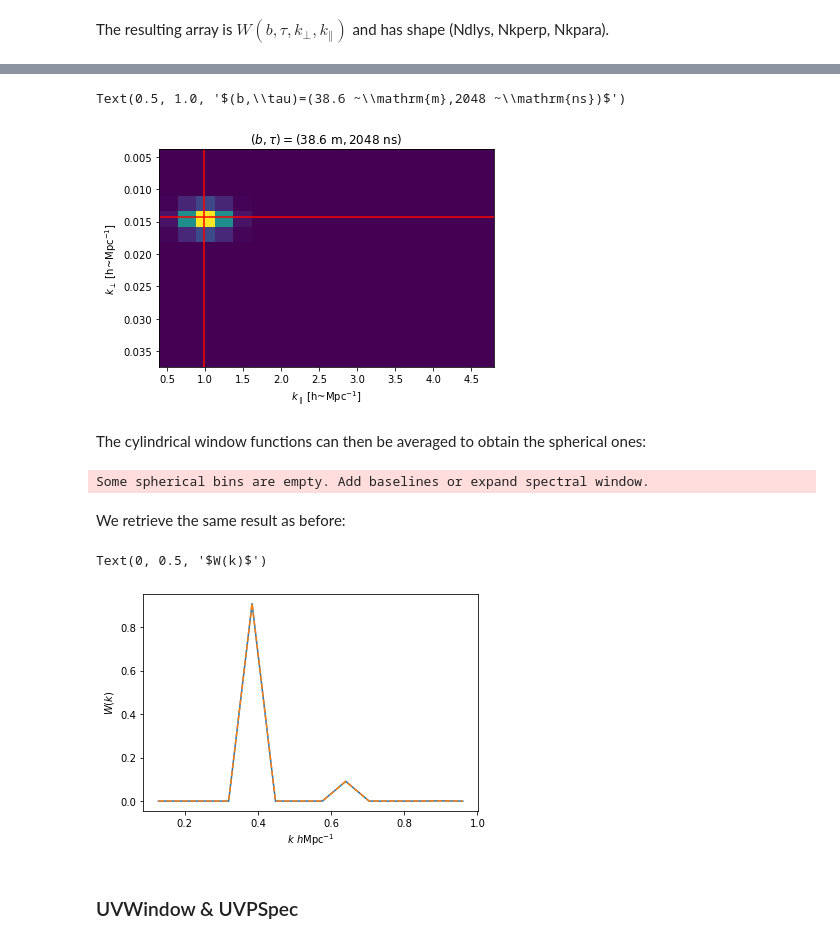
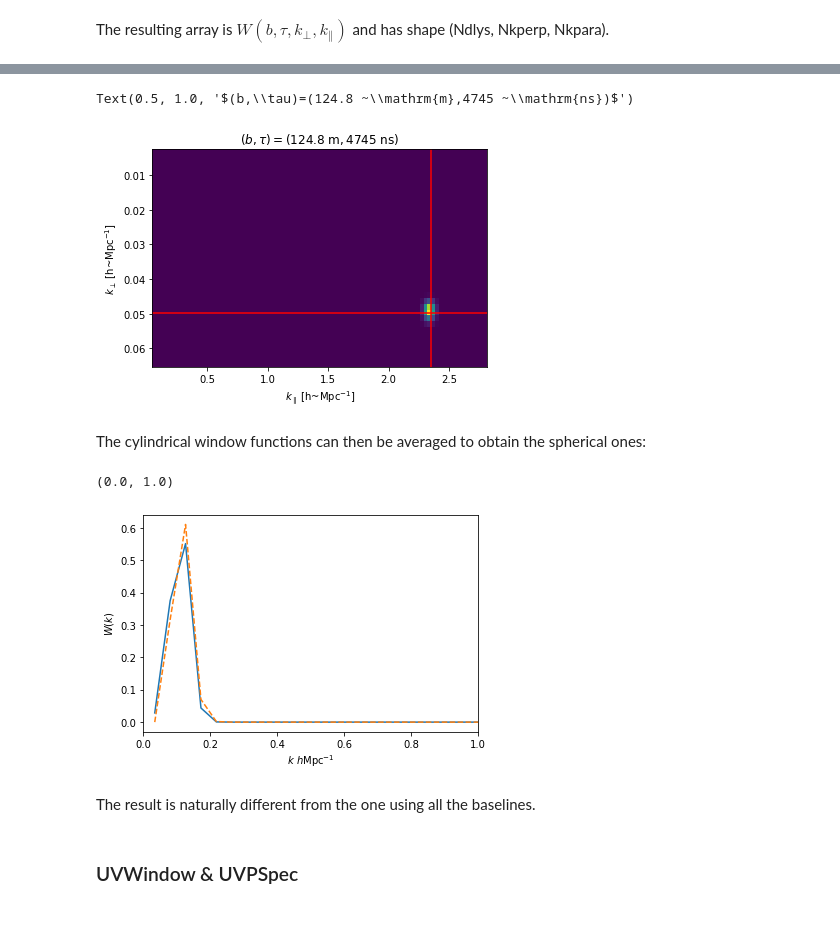
Before and after one commit to HERA-Team/hera_pspec, a Jupyter notebook: examples/UVWindow_tutorial.ipynb, the cells around one changed output, grey strips where cells are left out. Drawn from its saved outputs; the diff is of its cells as text; code cells hidden in the pictures.

```diff
--- a/examples/UVWindow_tutorial.ipynb
+++ b/examples/UVWindow_tutorial.ipynb
@@ -85,6 +88,6 @@ reds, lens, angs = utils.get_reds(uvd,bl_error_tol=1.0,pick_data_ants=False)
 # %% [markdown]
 Choose baseline groups used to comput the window functions.
 # %%
-bl_lens = [lens[3]]
+bl_lens = lens[::10]
 print(bl_lens)
 # %% [output]
@@ -99,3 +99,6 @@ pol = 'xx'
+# %%
+spw_range = (176, 340)
+pol = 'yy'
 # %% [markdown]
 ### 1. Initialise  `FTBeam` object
 # %% [markdown]
@@ -117,7 +120,7 @@ The `FTBeam.from_file` method reads a h5py file containing the real part of the
 * `spw_range` as a tuple of the indices of the minimum and maximum frequencies used to compute the FT above. The indices are tken over the total instrument bandwidth. If `None`, the whole instrument bandwidth is considered.
 * The orientation in cardinal direction east or north of X dipole, given in `x_orientation`.
 # %%
-ftbeam = FTBeam.from_file(ftfile=ftfile, spw_range=spw_range)
+ftbeam = FTBeam.from_file(ftfile=ftfile, spw_range=spw_range, x_orientation=uvd.x_orientation)
 # %% [markdown]
 #### 1.2 Initialise from beam
 # %% [markdown]
@@ -204,7 +205,7 @@ It is also possible to compute the cylindrical window functions for a given base
 # choose baseline
 ib = 12
 # %%
-kperp, kpara, cyl_wf = uvw.get_cylindrical_wf(lens[ib], kperp_bins=None, kpara_bins=None,
+kperp, kpara, cyl_wf = uvw.get_cylindrical_wf(bl_lens[ib], kperp_bins=None, kpara_bins=None,
                                               return_bins='unweighted')
 # %% [markdown]
 The $k_\perp$ and $k_\parallel$ bins used as a grid to compute these functions are returned simultaneously with the `return_bins` option. If the option is `return_bins='weighted'`, then we retrieve the $k_\perp$ and $k_\parallel$ bins weighted by the number of modes used to compute each value.
@@ -217,34 +218,33 @@ cyl_wf.shape
 # %%
 it = 6
 
 plt.figure()
 plt.imshow(cyl_wf[it,:,:],extent=(kpara.min(),kpara.max(),kperp.max(),kperp.min()),aspect='auto')
 kpara_centre = cosmo.tau_to_kpara(uvw.avg_z,little_h=uvw.little_h)*abs(uvw.dly_array[it])
-kperp_centre = cosmo.bl_to_kperp(uvw.avg_z,little_h=uvw.little_h)*lens[ib]
+kperp_centre = cosmo.bl_to_kperp(uvw.avg_z,little_h=uvw.little_h)*bl_lens[ib]
 plt.axvline(kpara_centre,color='r');plt.axhline(kperp_centre,color='r')
 plt.ylabel(r'$k_{\perp}$ [h~Mpc$^{-1}$]'); plt.xlabel(r'$k_{\parallel}$ [h~Mpc$^{-1}$]')
-plt.title(r'$(b,\tau)=(%.1f ~\mathrm{m},%i ~\mathrm{ns})$' %(lens[ib],abs(uvw.dly_array[it])*1e9))
+plt.title(r'$(b,\tau)=(%.1f ~\mathrm{m},%i ~\mathrm{ns})$' %(bl_lens[ib],abs(uvw.dly_array[it])*1e9))
 # %% [output]
-Text(0.5, 1.0, '$(b,\\tau)=(38.6 ~\\mathrm{m},2048 ~\\mathrm{ns})$')
+Text(0.5, 1.0, '$(b,\\tau)=(124.8 ~\\mathrm{m},4745 ~\\mathrm{ns})$')
-[figure, old version]
+[figure, new version]
 # %% [markdown]
 The cylindrical window functions can then be averaged to obtain the spherical ones:
 # %%
 # compute the gride of $k$ magnitudes covered by the array
-ktot = np.sqrt(kperp[:, None]**2+kpara**2)
+ktot = np.sqrt(kperp[:, None]**2 + kpara**2)
 # and average
-sph_wf2, _ = uvw.cylindrical_to_spherical(cyl_wf[None], kbins, ktot, bl_lens)
+sph_wf2, _ = uvw.cylindrical_to_spherical(cyl_wf, kbins, ktot, lens[ib])
-# %% [output]
-Some spherical bins are empty. Add baselines or expand spectral window.
-# %% [markdown]
-We retrieve the same result as before:
 # %%
 plt.plot(kbins.value,sph_wf[2,:])
 plt.plot(kbins.value,sph_wf2[2,:],ls='--')
 plt.xlabel(r'$k~h\mathrm{Mpc}^{-1}$'); plt.ylabel(r'$W(k)$')
+plt.xlim(0, 1)
 # %% [output]
-Text(0, 0.5, '$W(k)$')
+(0.0, 1.0)
-[figure, old version]
+[figure, new version]
+# %% [markdown]
+The result is naturally different from the one using all the baselines.
 # %% [markdown]
 ### UVWindow & UVPSpec
 # %% [markdown]
```
Also changed, not shown: parts of 41 cells of this notebook, 8 other files.
